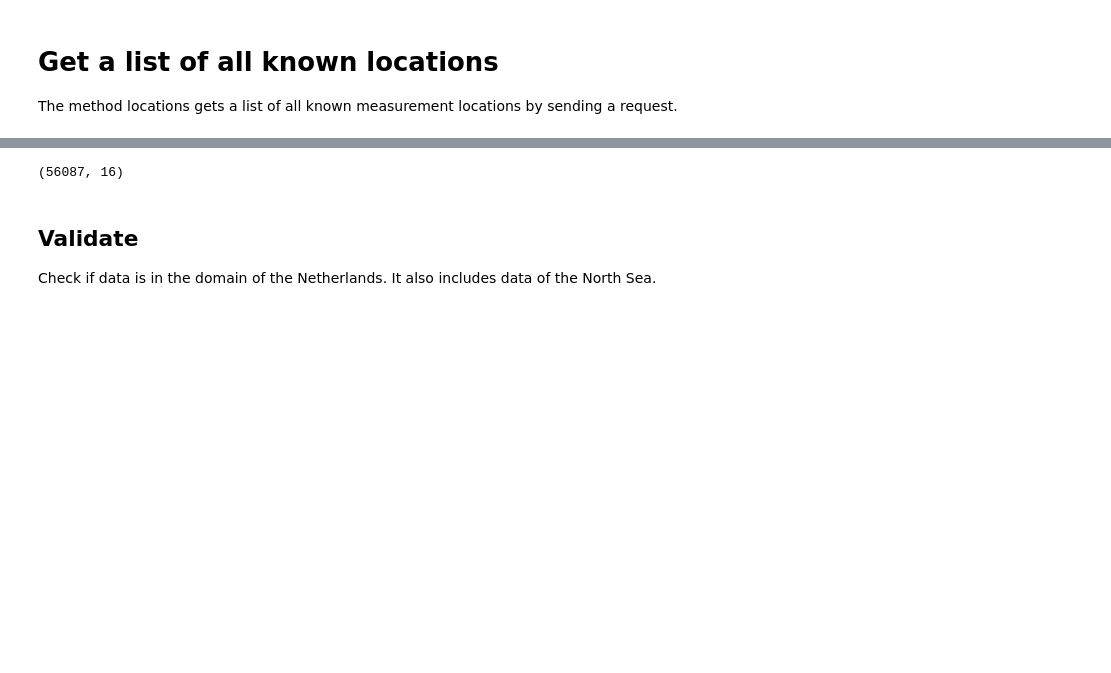
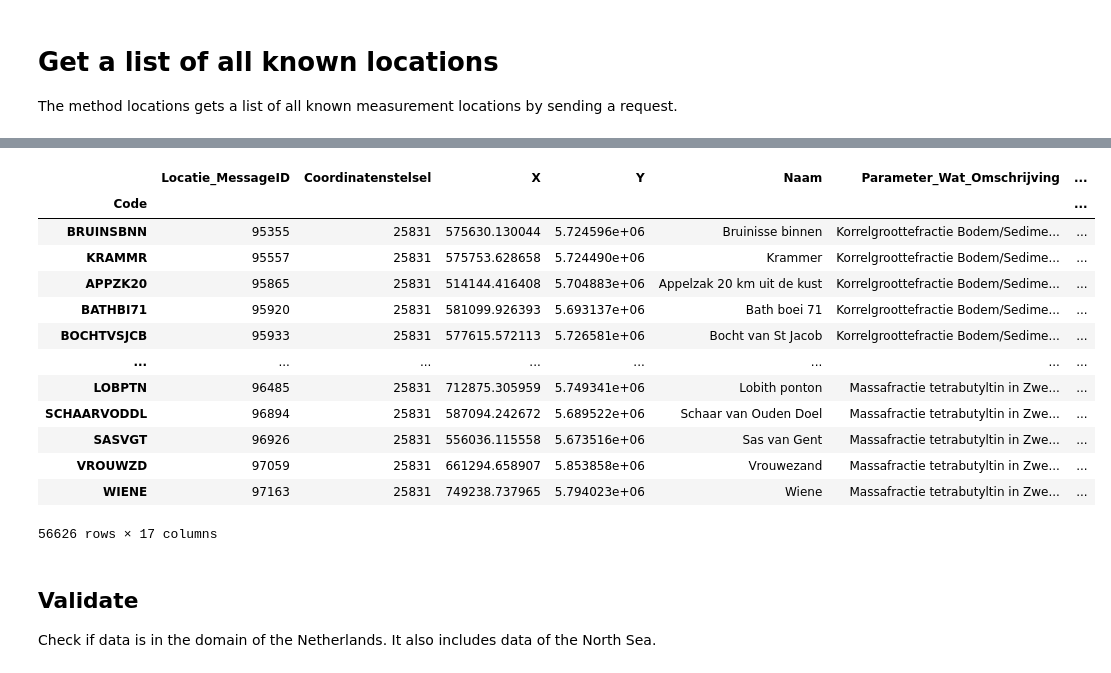
Before and after one commit to Deltares/ddlpy, a Jupyter notebook: notebooks/measurements.ipynb, the cells around one changed output, grey strips where cells are left out. Cells and saved outputs as stored; diff of their text form; code cells hidden in the pictures; blank space fills up the shorter version.

```diff
--- a/notebooks/measurements.ipynb
+++ b/notebooks/measurements.ipynb
@@ -18,9 +20,25 @@ locations = ddlpy.locations()
 DEBUG:urllib3.connectionpool:Starting new HTTPS connection (1): waterwebservices.rijkswaterstaat.nl:443
 DEBUG:urllib3.connectionpool:https://waterwebservices.rijkswaterstaat.nl:443 "POST /METADATASERVICES_DBO/OphalenCatalogus HTTP/1.1" 200 None
 # %%
-locations.to_csv()
+locations.to_csv(r'locations.csv')
-# %% [output]
-(56087, 16)
+# %%
+locations['Code'] = locations.index
+locations
+# %% [output]
+|  | Locatie_MessageID | Coordinatenstelsel | X | Y | Naam | Parameter_Wat_Omschrijving | ... |
+| Code |  |  |  |  |  |  | ... |
+| BRUINSBNN | 95355 | 25831 | 575630.130044 | 5.724596e+06 | Bruinisse binnen | Korrelgroottefractie Bodem/Sedime... | ... |
+| KRAMMR | 95557 | 25831 | 575753.628658 | 5.724490e+06 | Krammer | Korrelgroottefractie Bodem/Sedime... | ... |
+| APPZK20 | 95865 | 25831 | 514144.416408 | 5.704883e+06 | Appelzak 20 km uit de kust | Korrelgroottefractie Bodem/Sedime... | ... |
+| BATHBI71 | 95920 | 25831 | 581099.926393 | 5.693137e+06 | Bath boei 71 | Korrelgroottefractie Bodem/Sedime... | ... |
+| BOCHTVSJCB | 95933 | 25831 | 577615.572113 | 5.726581e+06 | Bocht van St Jacob | Korrelgroottefractie Bodem/Sedime... | ... |
+| ... | ... | ... | ... | ... | ... | ... | ... |
+| LOBPTN | 96485 | 25831 | 712875.305959 | 5.749341e+06 | Lobith ponton | Massafractie tetrabutyltin in Zwe... | ... |
+| SCHAARVODDL | 96894 | 25831 | 587094.242672 | 5.689522e+06 | Schaar van Ouden Doel | Massafractie tetrabutyltin in Zwe... | ... |
+| SASVGT | 96926 | 25831 | 556036.115558 | 5.673516e+06 | Sas van Gent | Massafractie tetrabutyltin in Zwe... | ... |
+| VROUWZD | 97059 | 25831 | 661294.658907 | 5.853858e+06 | Vrouwezand | Massafractie tetrabutyltin in Zwe... | ... |
+| WIENE | 97163 | 25831 | 749238.737965 | 5.794023e+06 | Wiene | Massafractie tetrabutyltin in Zwe... | ... |
+56626 rows × 17 columns
 # %% [markdown]
 ## Validate
 Check  if data is in the domain of the Netherlands. It also includes data of the North Sea.
```
Also changed, not shown: parts of 8 cells of this notebook.
